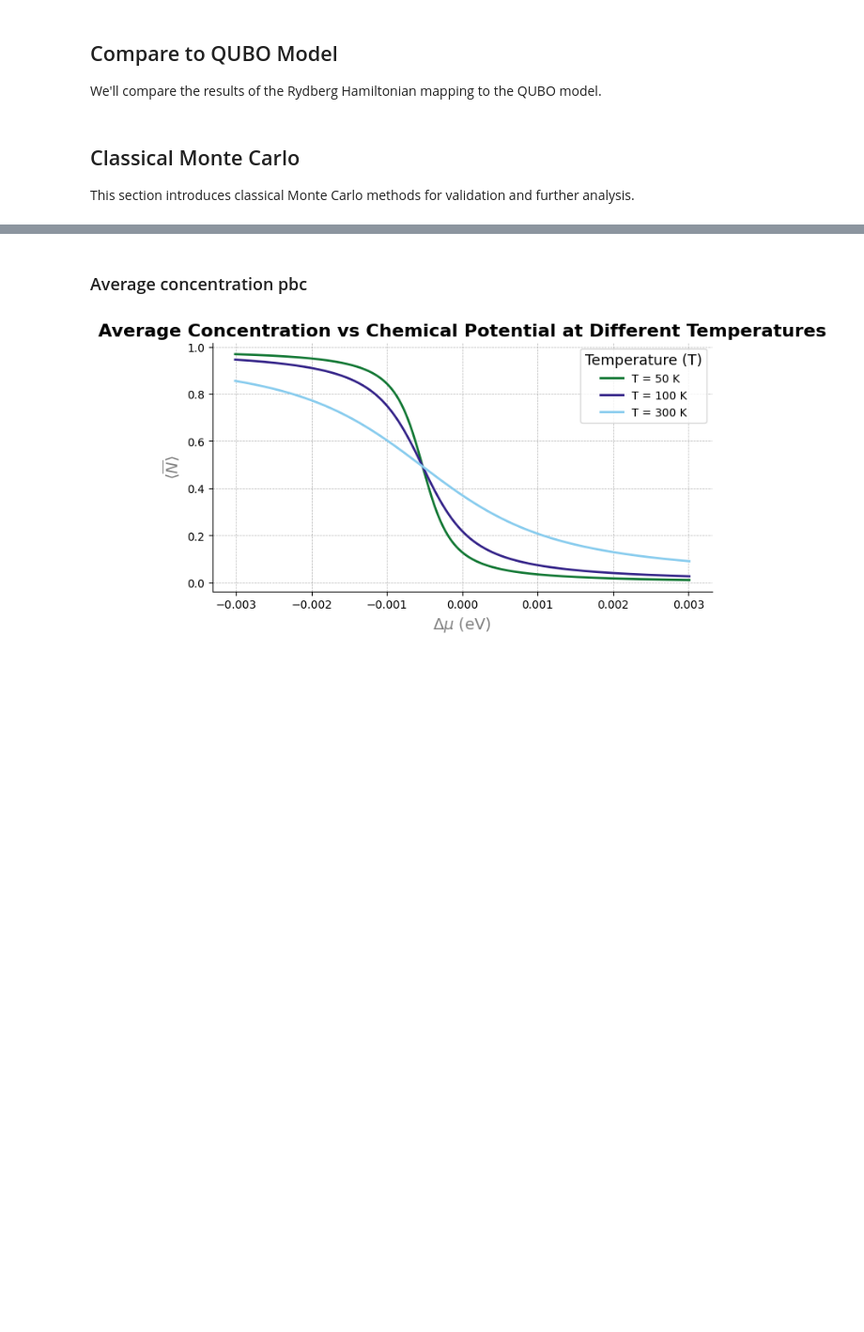
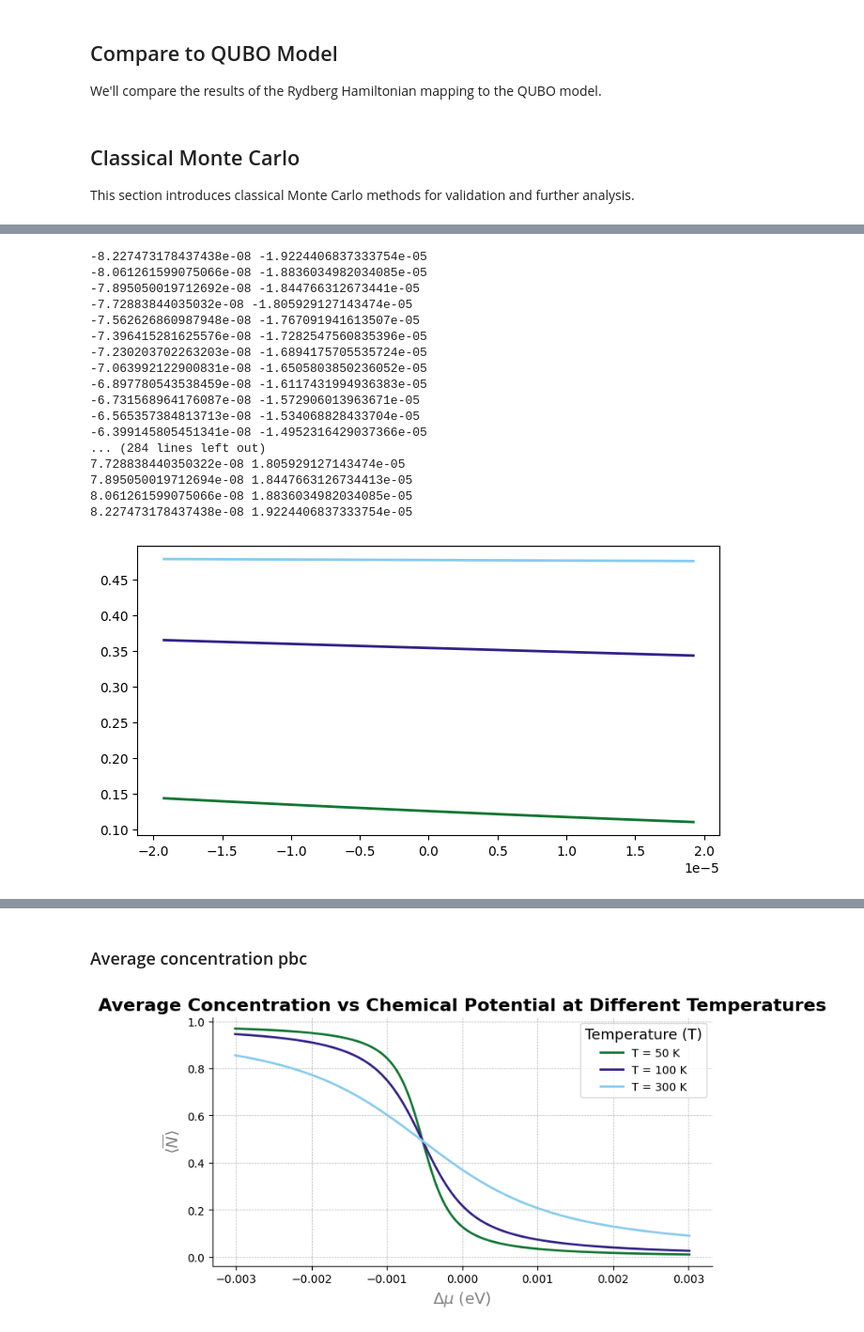
Before and after one commit to cmc-ucl/rydberg_atoms, a Jupyter notebook: paper_part_one.ipynb, the cells around one changed output, grey strips where cells are left out. Shown at 94% size. Cells and saved outputs as stored; diff of their text form; code cells hidden in the pictures; blank space fills up the shorter version.

Commit message:
Add compare classical/quantum results

```diff
--- a/paper_part_one.ipynb
+++ b/paper_part_one.ipynb
@@ -717,0 +1160,80 @@ def get_partition_function(energy, multiplicity, T=298.15, return_pi=True, N_N=0
+# %%
+with open("data/Monte_carlo/tests/sample_500000_test1.json", "r") as f:
+    data = json.load(f)
+
+# Convert lists back into NumPy arrays
+N_positions = data["N_positions"]
+Ryd_classical_E = np.array(data["Ryd_classical_E"])
+concentration = np.array(data["concentration"])
+
+binary_vector_all = np.zeros((len(N_positions),num_sites), dtype='int')
+
+for i,ones in enumerate(N_positions):
+    # print(i,ones)
+    binary_vector_all[i][ones] = 1
+
+# Plotting average concentration across detuning for each temperature
+plt.figure(figsize=(8, 4))
+
+# Colorblind-friendly palette
+colorblind_friendly_colors = ["#117733", "#332288", "#88CCEE"]
+Delta_mu_range = np.linspace(-1.25e8,1.25e8,100,endpoint=True)
+Delta_mu_range = np.array(Delta_mu_range)/eV_to_rad_s
+# print(Delta_mu_range)
+T_all = [10e-6*V_ratio]
+T_all = [10,100,1000]
+for idx, T in enumerate(T_all):
+    av_conc_classical = []
+    for Delta_mu in Delta_mu_range:
+        print(Delta_mu,Delta_mu*V_ratio)
+        # Calculate energy with detuning and get partition function
+        energy_new = Ryd_classical_E + concentration * Delta_mu*V_ratio #TEST V_RATIO HERE
+        Z, pi = get_partition_function(
+            energy_new, [1] * len(Ryd_classical_E), return_pi=True, T=T
+        )
+        av_conc_classical.append(np.sum(pi * concentration))
+
+    av_conc_classical = np.array(av_conc_classical)
+    plt.plot(
+        Delta_mu_range*V_ratio,
+        av_conc_classical / num_sites,
+        label=f'T = {T} K',
+        color=colorblind_friendly_colors[idx],
+        linewidth=2
+    )
+
+# # Enhancements
+# plt.xlabel(r'$\Delta \mu$ (eV)', fontsize=14, color='gray')
+# plt.ylabel(r'$\langle \overline{N} \rangle$', fontsize=14, color='gray')
+# plt.title(
+#     'Average Concentration vs Chemical Potential at Different Temperatures',
+#     fontsize=16, fontweight='bold'
+# )
+# plt.legend(
+#     title="Temperature (T)", fontsize=10, title_fontsize=13, loc='upper right'
+# )
+# plt.grid(color='gray', linestyle='--', linewidth=0.5, alpha=0.6)
+# plt.gca().spines['top'].set_visible(False)
+# plt.gca().spines['right'].set_visible(False)
+
+# Show plot
+plt.show()
+# %% [output]
+-8.227473178437438e-08 -1.9224406837333754e-05
+-8.061261599075066e-08 -1.8836034982034085e-05
+-7.895050019712692e-08 -1.844766312673441e-05
+-7.72883844035032e-08 -1.805929127143474e-05
+-7.562626860987948e-08 -1.767091941613507e-05
+-7.396415281625576e-08 -1.7282547560835396e-05
+-7.230203702263203e-08 -1.6894175705535724e-05
+-7.063992122900831e-08 -1.6505803850236052e-05
+-6.897780543538459e-08 -1.6117431994936383e-05
+-6.731568964176087e-08 -1.572906013963671e-05
+-6.565357384813713e-08 -1.534068828433704e-05
+-6.399145805451341e-08 -1.4952316429037366e-05
+... (284 lines left out)
+7.728838440350322e-08 1.805929127143474e-05
+7.895050019712694e-08 1.8447663126734413e-05
+8.061261599075066e-08 1.8836034982034085e-05
+8.227473178437438e-08 1.9224406837333754e-05
+[figure, added]
```
Also changed, not shown: parts of 71 cells of this notebook.
